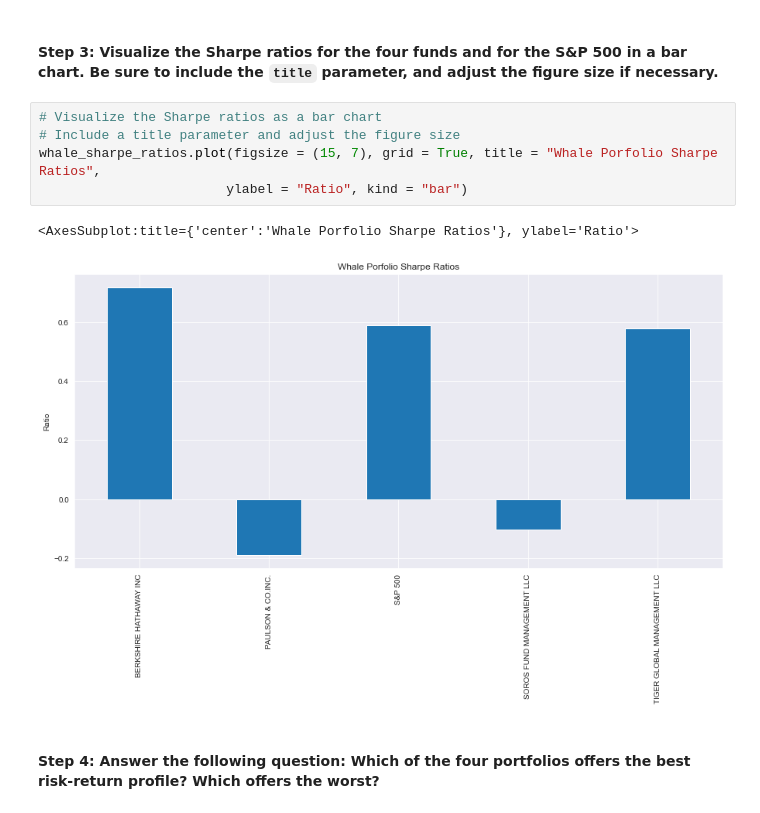
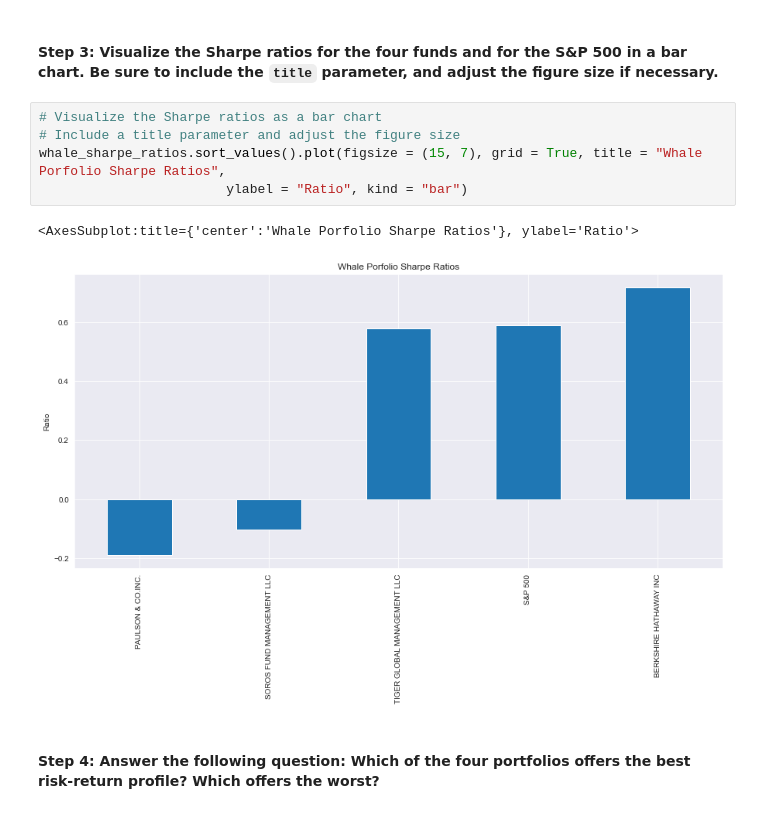
Before and after one commit to aarchmon/Whale-Portfolio-Analysis, a Jupyter notebook: risk_return_analysis.ipynb, the cells around one changed output. Drawn from its saved outputs; the diff is of its cells as text.

```diff
--- a/risk_return_analysis.ipynb
+++ b/risk_return_analysis.ipynb
@@ -387,11 +387,11 @@ dtype: float64
 # %%
 # Visualize the Sharpe ratios as a bar chart
 # Include a title parameter and adjust the figure size
-whale_sharpe_ratios.plot(figsize = (15, 7), grid = True, title = "Whale Porfolio Sharpe Ratios",
+whale_sharpe_ratios.sort_values().plot(figsize = (15, 7), grid = True, title = "Whale Porfolio Sharpe Ratios",
                         ylabel = "Ratio", kind = "bar")
 # %% [output]
 <AxesSubplot:title={'center':'Whale Porfolio Sharpe Ratios'}, ylabel='Ratio'>
-[figure, old version]
+[figure, new version]
 # %% [markdown]
 #### Step 4: Answer the following question: Which of the four portfolios offers the best risk-return profile? Which offers the worst?
 # %% [markdown]
```
Also changed, not shown: parts of 7 cells of this notebook, 1 other file.
